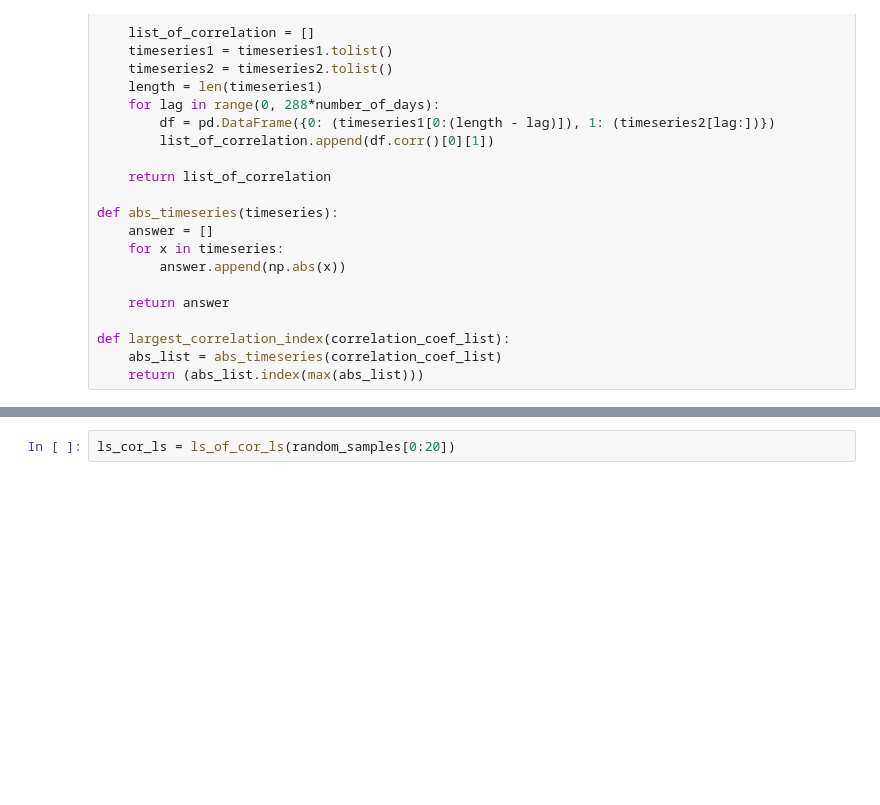
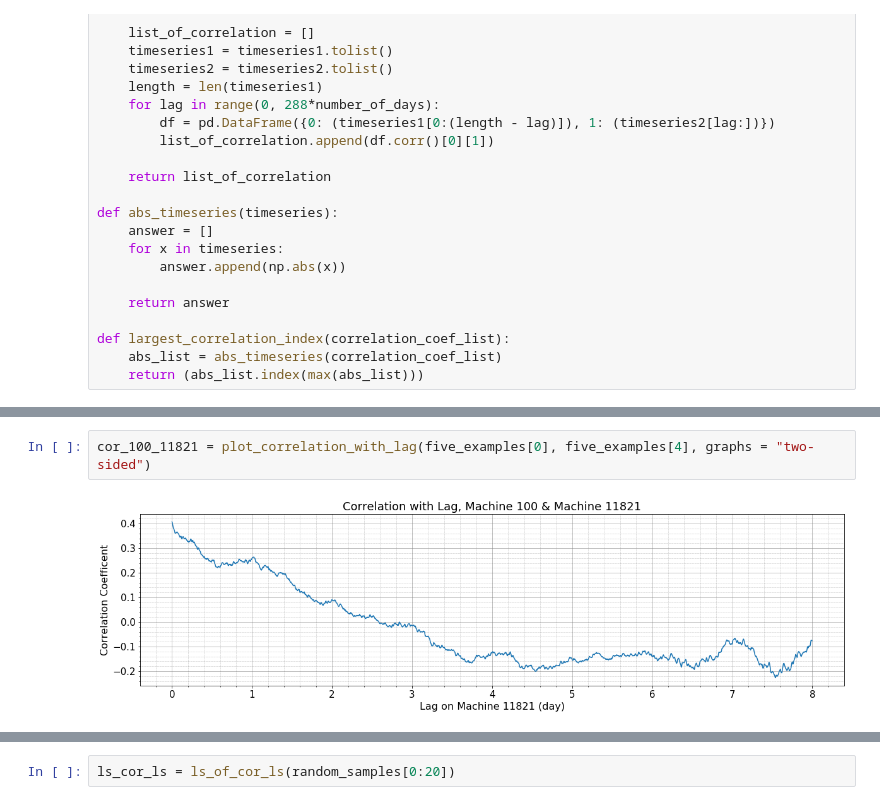
Before and after one commit to yhl116/Machine-Learning-to-Track-Cloud-Computing, a Jupyter notebook: analysis/Cross-correlation Main Analysis.ipynb, the cells around one changed output, grey strips where cells are left out. Drawn from its saved outputs; the diff is of its cells as text; blank space fills up the shorter version.

```diff
--- a/analysis/Cross-correlation Main Analysis.ipynb
+++ b/analysis/Cross-correlation Main Analysis.ipynb
@@ -350,0 +344,4 @@ Different between stongest correlation with correlation without lag: 0.073239224
+# %%
+cor_100_11821 = plot_correlation_with_lag(five_examples[0], five_examples[4], graphs = "two-sided")
+# %% [output]
+[figure, added]
```
Also changed, not shown: parts of 9 cells of this notebook.
